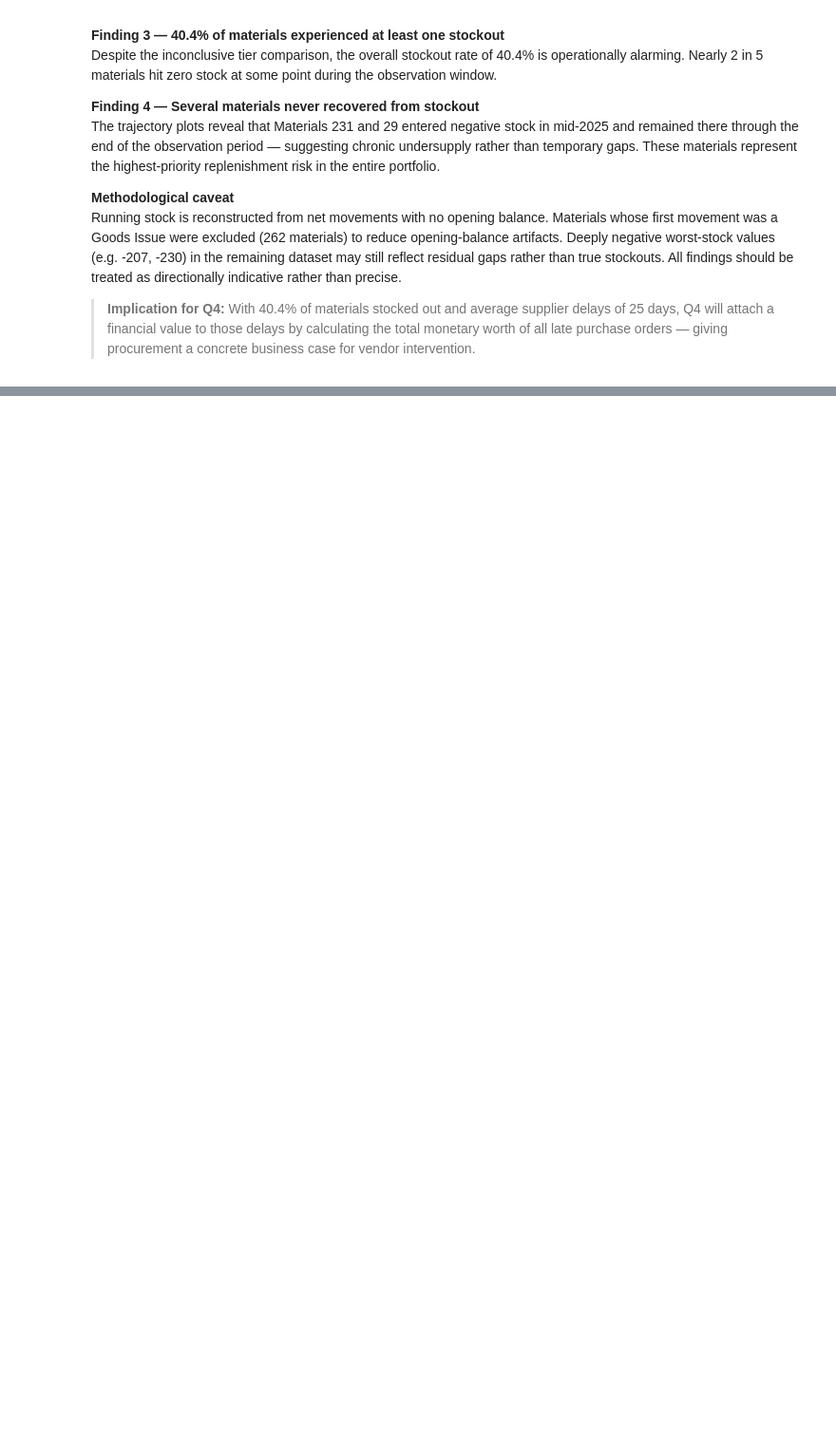
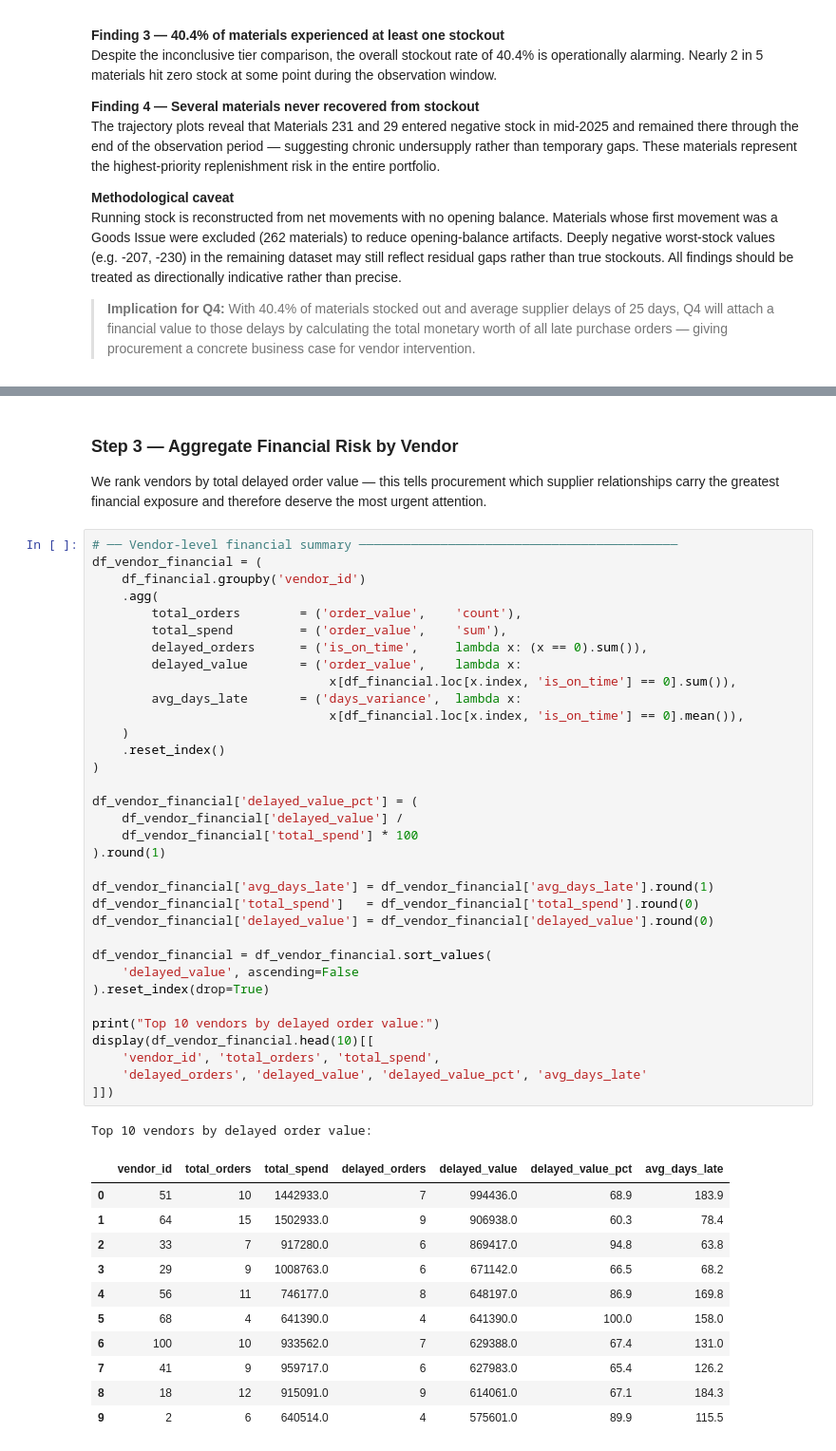
Before and after one commit to Muhammad-Umer-Riaz/data-analyst-portfolio, a Jupyter notebook: Supplier_Performance_Analysis/supplier_performance_analysis.ipynb, the cells around one changed output, grey strips where cells are left out. Shown at 95% size. Saved outputs shown, nothing was run; the diff lists cells and outputs as text; blank space fills up the shorter version.

```diff
--- a/Supplier_Performance_Analysis/supplier_performance_analysis.ipynb
+++ b/Supplier_Performance_Analysis/supplier_performance_analysis.ipynb
@@ -1075,0 +1184,51 @@ Running stock is reconstructed from net movements with no opening balance. Mater
+# %% [markdown]
+### Step 3 — Aggregate Financial Risk by Vendor
+
+We rank vendors by total delayed order value — this tells procurement which supplier relationships carry the greatest financial exposure and therefore deserve the most urgent attention.
+# %%
+# ── Vendor-level financial summary ───────────────────────────────────────────
+df_vendor_financial = (
+    df_financial.groupby('vendor_id')
+    .agg(
+        total_orders        = ('order_value',    'count'),
+        total_spend         = ('order_value',    'sum'),
+        delayed_orders      = ('is_on_time',     lambda x: (x == 0).sum()),
+        delayed_value       = ('order_value',    lambda x:
+                                x[df_financial.loc[x.index, 'is_on_time'] == 0].sum()),
+        avg_days_late       = ('days_variance',  lambda x:
+                                x[df_financial.loc[x.index, 'is_on_time'] == 0].mean()),
+    )
+    .reset_index()
+)
+
+df_vendor_financial['delayed_value_pct'] = (
+    df_vendor_financial['delayed_value'] /
+    df_vendor_financial['total_spend'] * 100
+).round(1)
+
+df_vendor_financial['avg_days_late'] = df_vendor_financial['avg_days_late'].round(1)
+df_vendor_financial['total_spend']   = df_vendor_financial['total_spend'].round(0)
+df_vendor_financial['delayed_value'] = df_vendor_financial['delayed_value'].round(0)
+
+df_vendor_financial = df_vendor_financial.sort_values(
+    'delayed_value', ascending=False
+).reset_index(drop=True)
+
+print("Top 10 vendors by delayed order value:")
+display(df_vendor_financial.head(10)[[
+    'vendor_id', 'total_orders', 'total_spend',
+    'delayed_orders', 'delayed_value', 'delayed_value_pct', 'avg_days_late'
+]])
+# %% [output]
+Top 10 vendors by delayed order value:
+|  | vendor_id | total_orders | total_spend | delayed_orders | delayed_value | delayed_value_pct | avg_days_late |
+| 0 | 51 | 10 | 1442933.0 | 7 | 994436.0 | 68.9 | 183.9 |
+| 1 | 64 | 15 | 1502933.0 | 9 | 906938.0 | 60.3 | 78.4 |
+| 2 | 33 | 7 | 917280.0 | 6 | 869417.0 | 94.8 | 63.8 |
+| 3 | 29 | 9 | 1008763.0 | 6 | 671142.0 | 66.5 | 68.2 |
+| 4 | 56 | 11 | 746177.0 | 8 | 648197.0 | 86.9 | 169.8 |
+| 5 | 68 | 4 | 641390.0 | 4 | 641390.0 | 100.0 | 158.0 |
+| 6 | 100 | 10 | 933562.0 | 7 | 629388.0 | 67.4 | 131.0 |
+| 7 | 41 | 9 | 959717.0 | 6 | 627983.0 | 65.4 | 126.2 |
+| 8 | 18 | 12 | 915091.0 | 9 | 614061.0 | 67.1 | 184.3 |
+| 9 | 2 | 6 | 640514.0 | 4 | 575601.0 | 89.9 | 115.5 |
```
Also changed, not shown: parts of 10 cells of this notebook.
